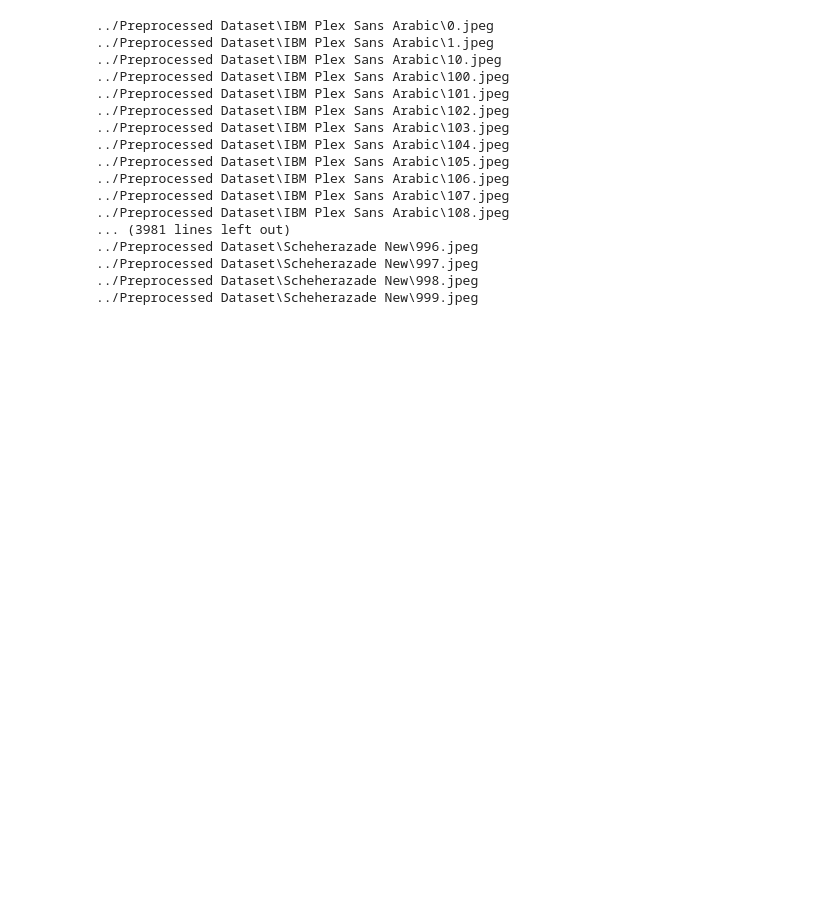
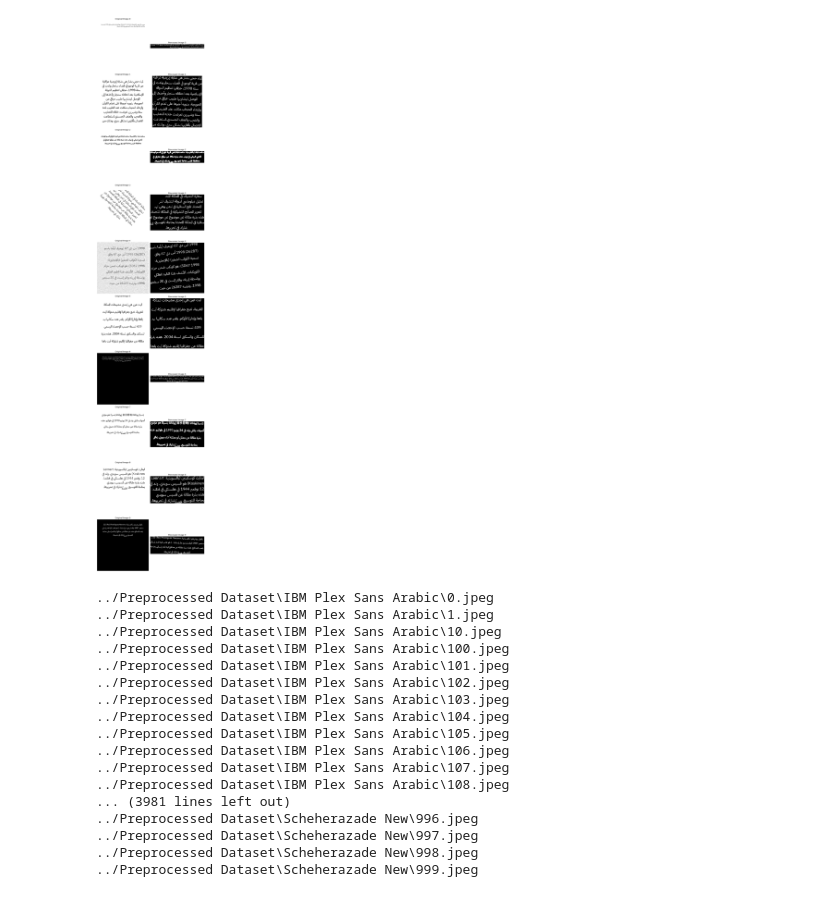
Before and after one commit to AhmedAbdelaal2001/Arabic-Font-Recognition, a Jupyter notebook: 1. Preprocessing/preprocessing.ipynb, the cells around one changed output. Cells and saved outputs as stored; diff of their text form; code cells hidden in the pictures; blank space fills up the shorter version.

```diff
--- a/1. Preprocessing/preprocessing.ipynb
+++ b/1. Preprocessing/preprocessing.ipynb
@@ -22,3 +22,29 @@ preprocessor.plot_angles_histogram()
+# %%
+# Load and preprocess 10 images
+fig, axes = plt.subplots(10, 2, figsize=(10, 50))
+
+for i in range(10):
+    img_path = f'../Dataset/IBM Plex Sans Arabic/{i}.jpeg'
+    img = cv2.imread(img_path, cv2.IMREAD_GRAYSCALE)
+
+    # Display the original image
+    axes[i, 0].imshow(img, cmap='gray')
+    axes[i, 0].set_title(f'Original Image {i}')
+    axes[i, 0].axis('off')
+
+    # Preprocess the image
+    preprocessor = Preprocessing(img)
+    processed_image = preprocessor.preprocess_image(display_rectangles=False)
+
+    # Display the processed image
+    axes[i, 1].imshow(processed_image, cmap='gray')
+    axes[i, 1].set_title(f'Processed Image {i}')
+    axes[i, 1].axis('off')
+
+plt.tight_layout()
+plt.show()
+# %% [output]
+[figure, added]
 # %%
 # Directories setup
 src_dir = "../Dataset"
```
Also changed, not shown: parts of 3 cells of this notebook, 1 other file.
